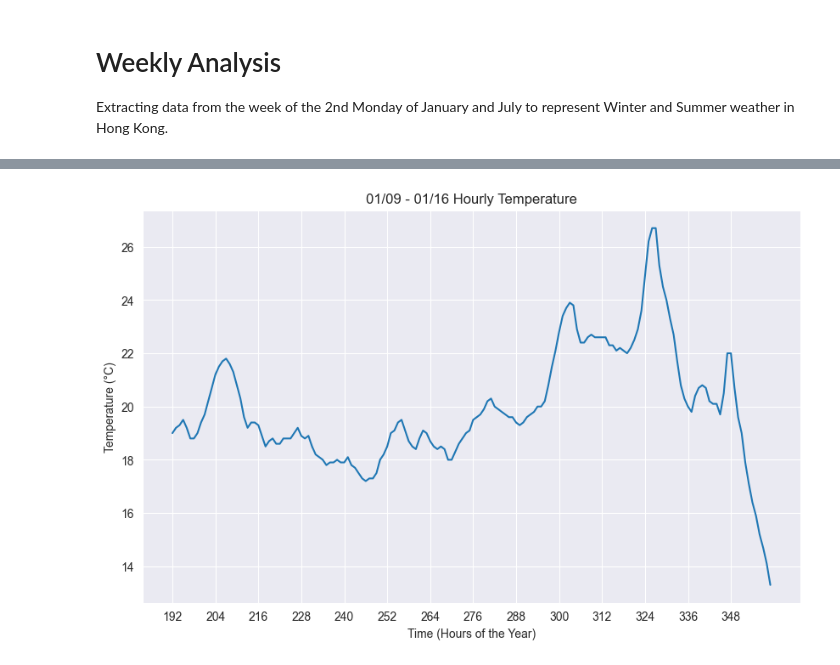
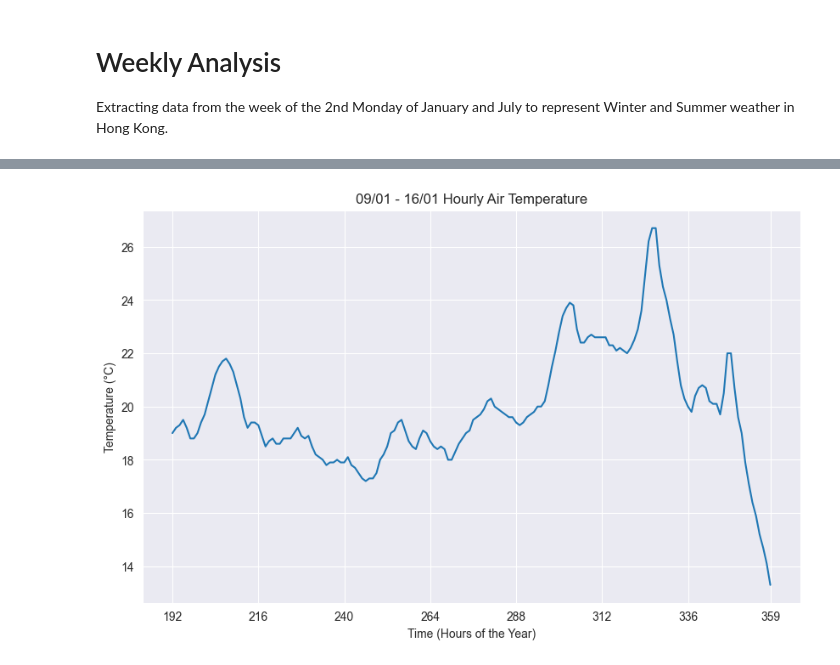
Before and after one commit to marcohl5/ME404_HongKongWeather, a Jupyter notebook: qc.ipynb, the cells around one changed output, grey strips where cells are left out. Cells and saved outputs as stored; diff of their text form; code cells hidden in the pictures.

```diff
--- a/qc.ipynb
+++ b/qc.ipynb
@@ -103,5 +104,5 @@ plt.show()
 
 Extracting data from the week of the 2nd Monday of January and July to represent Winter and Summer weather in Hong Kong.
 # %%
-jan_week_df = df[(df["date"] >= "2023-01-09") & (df["date"] < "2023-01-16")].copy()
-july_week_df = df[(df["date"] >= "2023-07-10") & (df["date"] < "2023-01-17")].copy()
+df_jan_week = df[(df["date"] >= "2023-01-09") & (df["date"] < "2023-01-16")].copy()
+df_july_week = df[(df["date"] >= "2023-07-10") & (df["date"] < "2023-07-17")].copy()
@@ -108,11 +125,11 @@ july_week_df = df[(df["date"] >= "2023-07-10") & (df["date"] < "2023-01-17")].co
 # %%
 plt.figure(figsize=(10, 6))
 
-line = sns.lineplot(x="hour", y="temp(c)", data=jan_week_df)
-plt.title("01/09 - 01/16 Hourly Temperature")
+sns.lineplot(x="hour", y="temp(c)", data=df_jan_week)
+plt.title("09/01 - 16/01 Hourly Air Temperature")
 plt.ylabel("Temperature (°C)")
 plt.xlabel("Time (Hours of the Year)")
-plt.xticks(jan_week_df["hour"][::12])
+plt.xticks(list(df_jan_week["hour"][::24]) + [df_jan_week["hour"].iloc[-1]])
 plt.show()
 # %% [output]
-[figure, old version]
+[figure, new version]
```
Also changed, not shown: parts of 5 cells of this notebook, 12 other files.
